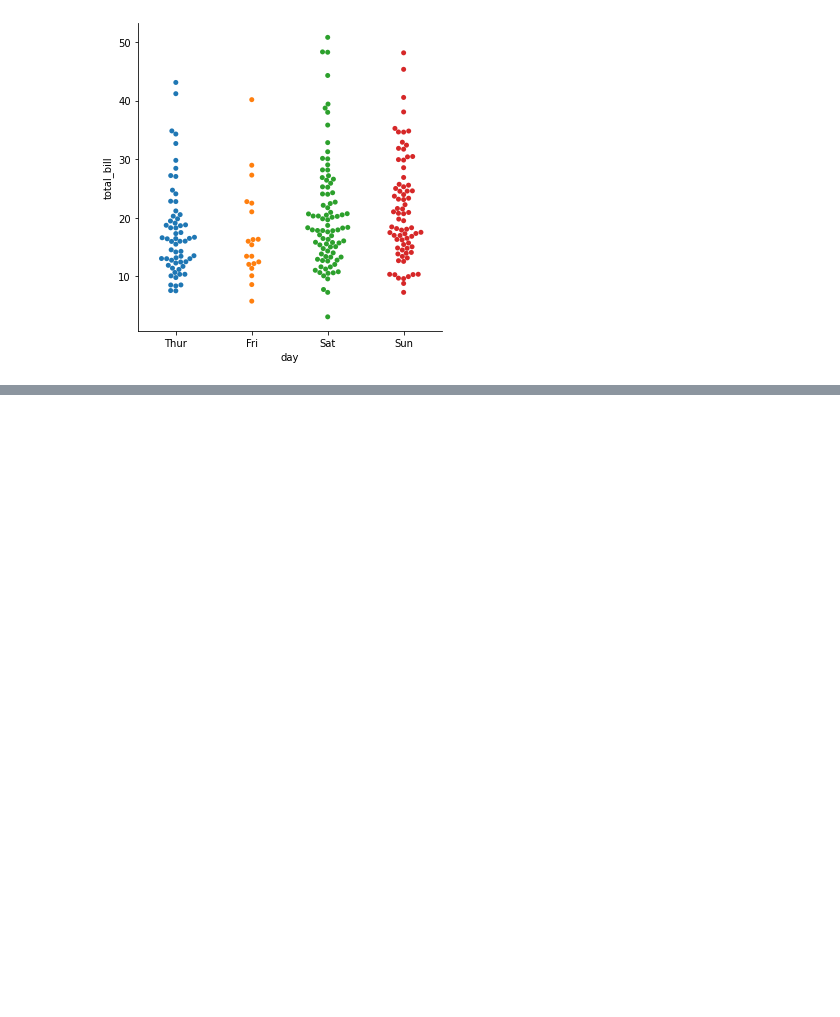
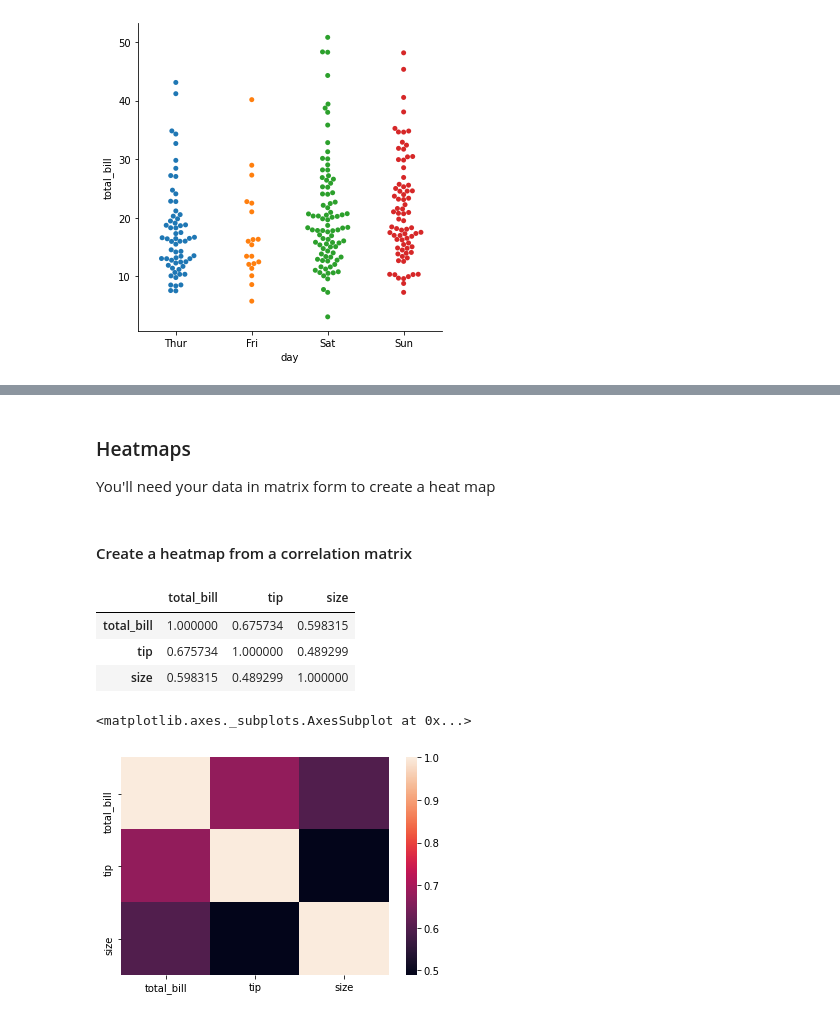
Before and after one commit to kamelCased/learningDataScience, a Jupyter notebook: Seaborn.ipynb, the cells around one changed output, grey strips where cells are left out. Saved outputs shown, nothing was run; the diff lists cells and outputs as text; code cells hidden in the pictures; blank space fills up the shorter version.

Commit message:
Worked on seaborn notebook until cluster maps with standard scales

```diff
--- a/Seaborn.ipynb
+++ b/Seaborn.ipynb
@@ -330,0 +333,6 @@ sns.catplot(x='day',y='total_bill',data=tips,kind='swarm')
+# %%
+import seaborn as sns
+%matplotlib inline
+tips = sns.load_dataset('tips')
+flights = sns.load_dataset('flights')
+flights.head()
@@ -330,0 +346,21 @@ sns.catplot(x='day',y='total_bill',data=tips,kind='swarm')
+# %% [markdown]
+### Heatmaps
+
+You'll need your data in matrix form to create a heat map
+# %% [markdown]
+#### Create a heatmap from a correlation matrix
+# %%
+# Transform data to matrix form
+tc = tips.corr() # Create a correlation matrix
+tc
+# %% [output]
+|  | total_bill | tip | size |
+| total_bill | 1.000000 | 0.675734 | 0.598315 |
+| tip | 0.675734 | 1.000000 | 0.489299 |
+| size | 0.598315 | 0.489299 | 1.000000 |
+# %%
+# Create a heatmap from the matrix data
+sns.heatmap(tc)
+# %% [output]
+<matplotlib.axes._subplots.AxesSubplot at 0x...>
+[figure, added]
```
Also changed, not shown: parts of 18 cells of this notebook.
